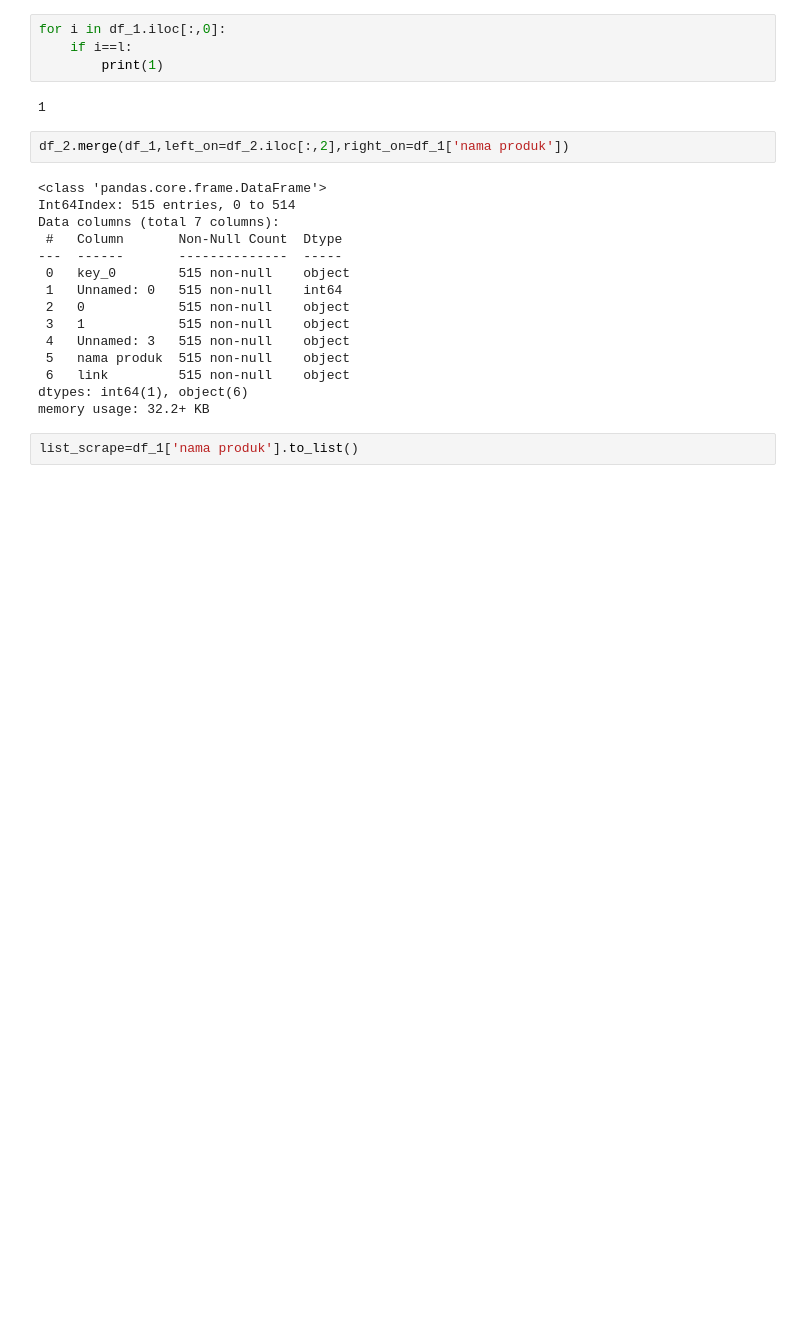
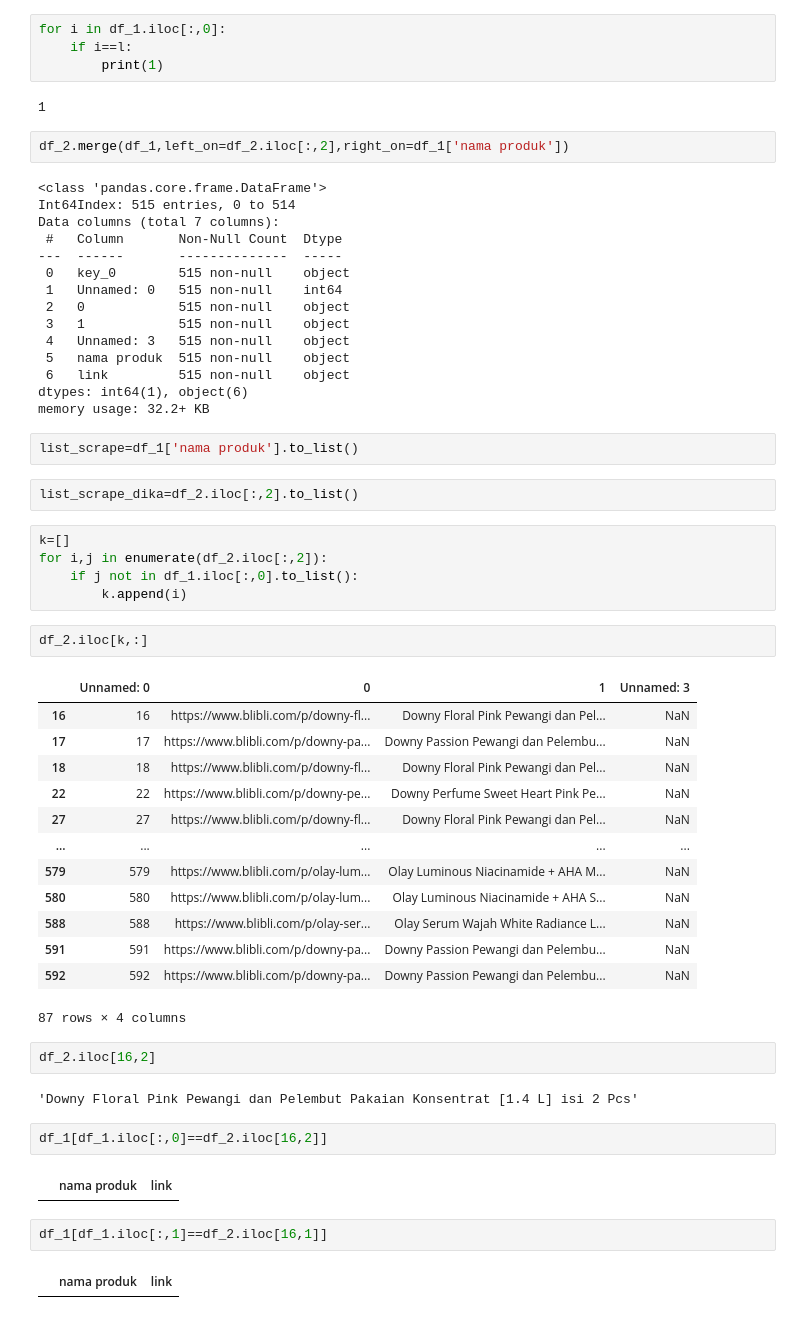
Before and after one commit to rampagezero/project_bli_bli_1, a Jupyter notebook: Untitled-1.ipynb, the cells around one changed output. Cells and saved outputs as stored; diff of their text form; blank space fills up the shorter version.

```diff
--- a/Untitled-1.ipynb
+++ b/Untitled-1.ipynb
@@ -3206,3 +3206,38 @@ dtypes: int64(1), object(6)
 memory usage: 32.2+ KB
 # %%
 list_scrape=df_1['nama produk'].to_list()
+# %%
+list_scrape_dika=df_2.iloc[:,2].to_list()
+# %%
+k=[]
+for i,j in enumerate(df_2.iloc[:,2]):
+    if j not in df_1.iloc[:,0].to_list():
+        k.append(i)
+# %%
+df_2.iloc[k,:]
+# %% [output]
+|  | Unnamed: 0 | 0 | 1 | Unnamed: 3 |
+| 16 | 16 | https://www.blibli.com/p/downy-fl... | Downy Floral Pink Pewangi dan Pel... | NaN |
+| 17 | 17 | https://www.blibli.com/p/downy-pa... | Downy Passion Pewangi dan Pelembu... | NaN |
+| 18 | 18 | https://www.blibli.com/p/downy-fl... | Downy Floral Pink Pewangi dan Pel... | NaN |
+| 22 | 22 | https://www.blibli.com/p/downy-pe... | Downy Perfume Sweet Heart Pink Pe... | NaN |
+| 27 | 27 | https://www.blibli.com/p/downy-fl... | Downy Floral Pink Pewangi dan Pel... | NaN |
+| ... | ... | ... | ... | ... |
+| 579 | 579 | https://www.blibli.com/p/olay-lum... | Olay Luminous Niacinamide + AHA M... | NaN |
+| 580 | 580 | https://www.blibli.com/p/olay-lum... | Olay Luminous Niacinamide + AHA S... | NaN |
+| 588 | 588 | https://www.blibli.com/p/olay-ser... | Olay Serum Wajah White Radiance L... | NaN |
+| 591 | 591 | https://www.blibli.com/p/downy-pa... | Downy Passion Pewangi dan Pelembu... | NaN |
+| 592 | 592 | https://www.blibli.com/p/downy-pa... | Downy Passion Pewangi dan Pelembu... | NaN |
+87 rows × 4 columns
+# %%
+df_2.iloc[16,2]
+# %% [output]
+'Downy Floral Pink Pewangi dan Pelembut Pakaian Konsentrat [1.4 L] isi 2 Pcs'
+# %%
+df_1[df_1.iloc[:,0]==df_2.iloc[16,2]]
+# %% [output]
+|  | nama produk | link |
+# %%
+df_1[df_1.iloc[:,1]==df_2.iloc[16,1]]
+# %% [output]
+|  | nama produk | link |
```
Also changed, not shown: parts of 11 cells of this notebook, 11 other files.
